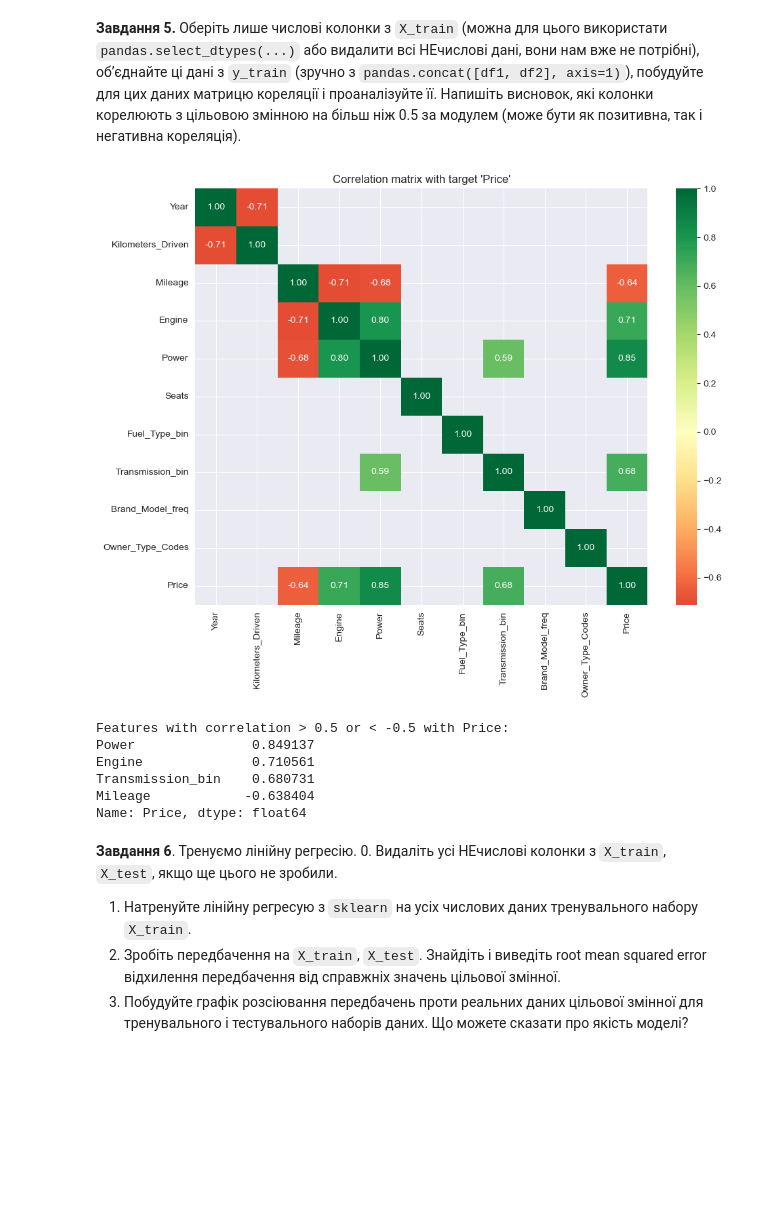
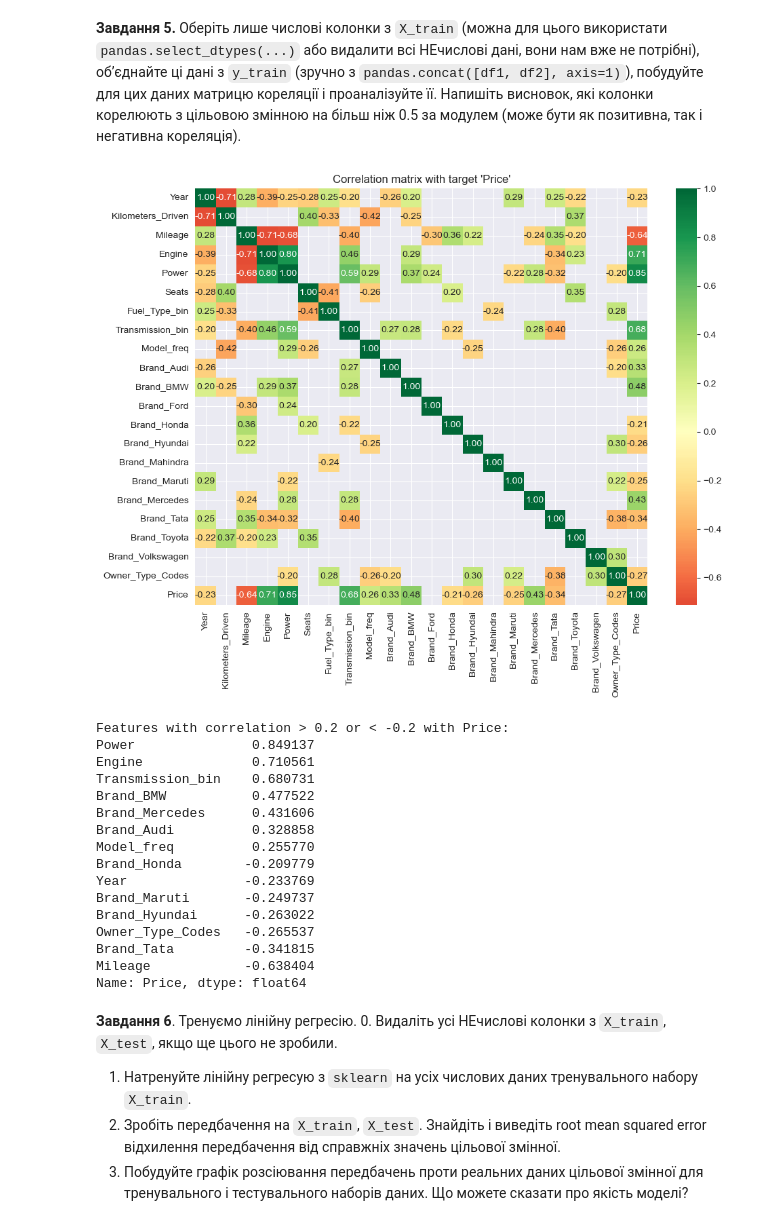
Before and after one commit to Demavend/machine-learning-course, a Jupyter notebook: HW_2/HW 2.1.6 Лінійна регресія від багатьох змінних.ipynb, the cells around one changed output. Drawn from its saved outputs; the diff is of its cells as text; code cells hidden in the pictures; blank space fills up the shorter version.

```diff
--- a/HW_2/HW 2.1.6 Лінійна регресія від багатьох змінних.ipynb
+++ b/HW_2/HW 2.1.6 Лінійна регресія від багатьох змінних.ipynb
@@ -220,15 +220,31 @@ for col in binary_cols:
 
     feature_cols.remove(col)
     feature_cols.append(bin_col_name)
-# %%
-cars_df.loc[:, 'Brand_Model'] = cars_df['Brand'] + '_' + cars_df['Model']
-
-brand_model_freq = cars_df.loc[train_idx, 'Brand_Model'].value_counts(normalize=True)
-cars_df.loc[:, 'Brand_Model_freq'] = cars_df['Brand_Model'].map(brand_model_freq).fillna(0)
-
-feature_cols.remove('Brand')
-feature_cols.remove('Model')
-feature_cols.append('Brand_Model_freq')
+# %%
+model_freq = cars_df.loc[train_idx, 'Model'].value_counts(normalize=True)
+cars_df.loc[:, 'Model_freq'] = cars_df['Model'].map(model_freq).fillna(0)
+
+feature_cols.remove('Model')
+feature_cols.append('Model_freq')
+
+
+ohe = OneHotEncoder(sparse_output=False, handle_unknown='ignore')
+brand_encoded = ohe.fit_transform(cars_df.loc[train_idx, ['Brand']])
+
+brand_columns = [f"Brand_{cat}" for cat in ohe.categories_[0]]
+
+brand_encoded_train = pd.DataFrame(brand_encoded, columns=brand_columns, index=train_idx)
+brand_encoded_test = pd.DataFrame(
+    ohe.transform(cars_df.loc[test_idx, ['Brand']]),
+    columns=brand_columns,
+    index=test_idx
+)
+
+cars_df.loc[train_idx, brand_columns] = brand_encoded_train
+cars_df.loc[test_idx, brand_columns] = brand_encoded_test
+
+feature_cols.remove('Brand')
+feature_cols.extend(brand_columns)
 # %%
 ordenc = OrdinalEncoder(categories=[['First', 'Second', 'Third']])
 ordenc.fit(cars_df.loc[train_idx, ['Owner_Type']])
@@ -296,27 +307,37 @@ As a result of these transformations, the updated `feature_cols` list includes:
 # %%
 X_train_num = cars_df.loc[train_idx, feature_cols].select_dtypes(include='number')
 
 corr_df = pd.concat([X_train_num, cars_df.loc[train_idx, 'Price']], axis=1)
 
 corr_matrix = corr_df.corr(numeric_only=True)
-mask = corr_matrix.abs() >= 0.5
+mask = corr_matrix.abs() >= 0.2
 
 plt.figure(figsize=(10, 8))
 sns.heatmap(data=corr_matrix.where(mask), annot=True, fmt=".2f", cmap='RdYlGn', cbar = True, center=0)
 plt.title("Correlation matrix with target 'Price'")
 plt.tight_layout()
 plt.show()
 
 target_corr = corr_matrix['Price'].drop('Price')
-high_corr_features = target_corr[abs(target_corr) > 0.5]
-print("\nFeatures with correlation > 0.5 or < -0.5 with Price:")
+high_corr_features = target_corr[abs(target_corr) > 0.2]
+print("\nFeatures with correlation > 0.2 or < -0.2 with Price:")
 print(high_corr_features.sort_values(ascending=False))
 # %% [output]
-[figure, old version]
+[figure, new version]
-Features with correlation > 0.5 or < -0.5 with Price:
+Features with correlation > 0.2 or < -0.2 with Price:
 Power               0.849137
 Engine              0.710561
 Transmission_bin    0.680731
+Brand_BMW           0.477522
+Brand_Mercedes      0.431606
+Brand_Audi          0.328858
+Model_freq          0.255770
+Brand_Honda        -0.209779
+Year               -0.233769
+Brand_Maruti       -0.249737
+Brand_Hyundai      -0.263022
+Owner_Type_Codes   -0.265537
+Brand_Tata         -0.341815
 Mileage            -0.638404
 Name: Price, dtype: float64
 # %% [markdown]
```
Also changed, not shown: parts of 15 cells of this notebook, 1 other file.
